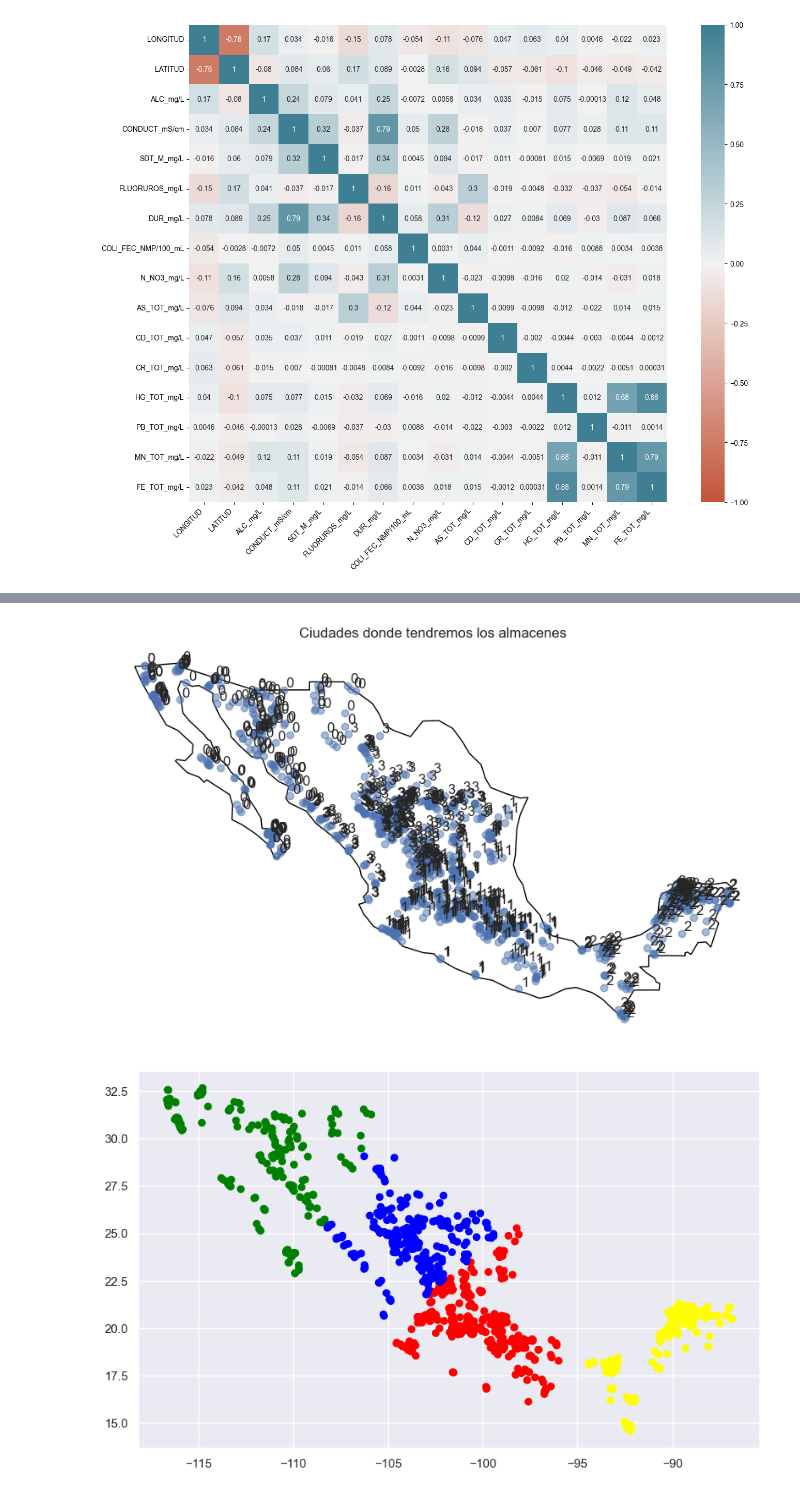
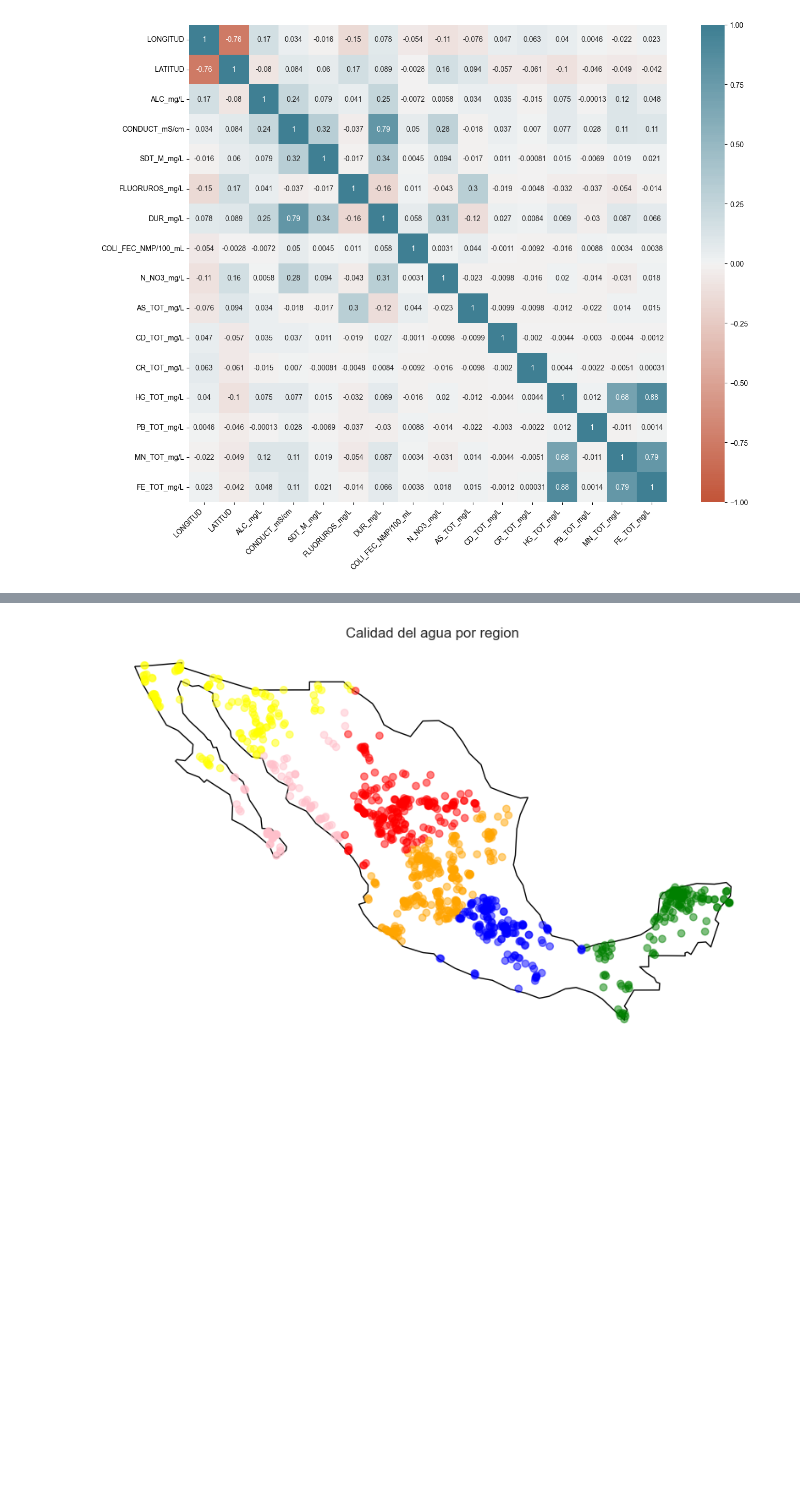
Before and after one commit to PosgradoMNA/actividades-del-projecto-equipo_167, a Jupyter notebook: semana 9/Limpieza, análisis, visualización y kmeans.ipynb, the cells around one changed output, grey strips where cells are left out. Cells and saved outputs as stored; diff of their text form; code cells hidden in the pictures; blank space fills up the shorter version.

```diff
--- a/semana 9/Limpieza, análisis, visualización y kmeans.ipynb
+++ b/semana 9/Limpieza, análisis, visualización y kmeans.ipynb
@@ -258,6 +260,6 @@ plt.show()
 # %%
 #Busquemos cuales son los centroides de los 4 clusters
-k = 4
+k = 6
 
 model = cluster.KMeans(n_clusters=k, init='k-means++')
 X = latlong.copy() # Cluster
@@ -296,44 +298,38 @@ df["Coordinates"] = df["Coordinates"].apply(Point)
 #Dataframe now has the Coordinates columns as a point, neccessary for map plotting
 #df.head()
 # %%
-
-
 #Para graficarlos en un mapa
 water_sectors = gpd.GeoDataFrame(df, geometry="Coordinates")
 water_sectors.head()
 
 world = gpd.read_file(gpd.datasets.get_path("naturalearth_lowres"))
 world = world.set_index("iso_a3")
 
 fig, gax = plt.subplots(figsize=(10,10))
 
 world.query("name == 'Mexico'").plot(ax = gax, edgecolor='black', color='white')
 
-water_sectors.plot(ax=gax, alpha = 0.5)
-#water_sectors['color'] = ['#C62828', '#C62828', '#283593', '#FF9800', '#283593']
-#water_sectors.plot(color=water_sectors['color'])
+color_mapping = {0: "green", 1: "red", 2: "yellow", 3: "blue",4: "orange",5: "pink"}
+water_sectors.plot(ax=gax, alpha = 0.5, c=water_sectors["cluster"].map(color_mapping))
 
 gax.set_xlabel('longitude')
 gax.set_ylabel('latitude')
 gax.set_title('Calidad del agua por region')
 
 # Kill the spines...
 gax.spines['top'].set_visible(False)
 gax.spines['right'].set_visible(False)
 
 # ...or get rid of all the axis. Is it important to know the lat and long?
 plt.axis('off')
 
 # Label the dots
-for x, y, cluster_ in zip(water_sectors['Coordinates'].x, water_sectors['Coordinates'].y, water_sectors['cluster']):
-    gax.annotate(cluster_, xy=(x,y), xytext=(2,2), textcoords='offset points')
+#for x, y, cluster_ in zip(water_sectors['Coordinates'].x, water_sectors['Coordinates'].y, water_sectors['CALIDAD_MN']):
+#    gax.annotate(cluster_, xy=(x,y), xytext=(2,2), textcoords='offset points')
 
-color_mapping = {0: "green", 1: "red", 2: "yellow", 3: "blue"}
 
-gax.plot(c=water_sectors["cluster"].map(color_mapping))
 
-water_sectors.plot(c=water_sectors["cluster"].map(color_mapping), legend= True)
+
 plt.show()
 # %% [output]
-[figure, old version]
+[figure, new version]
-[figure, removed]
```
Also changed, not shown: parts of 11 cells of this notebook.
